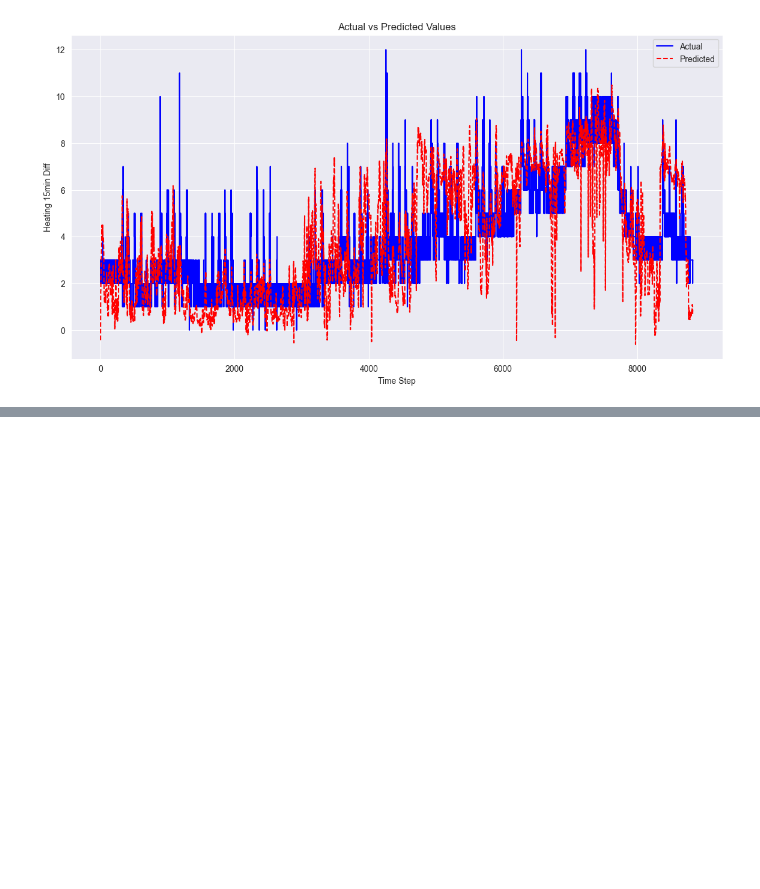
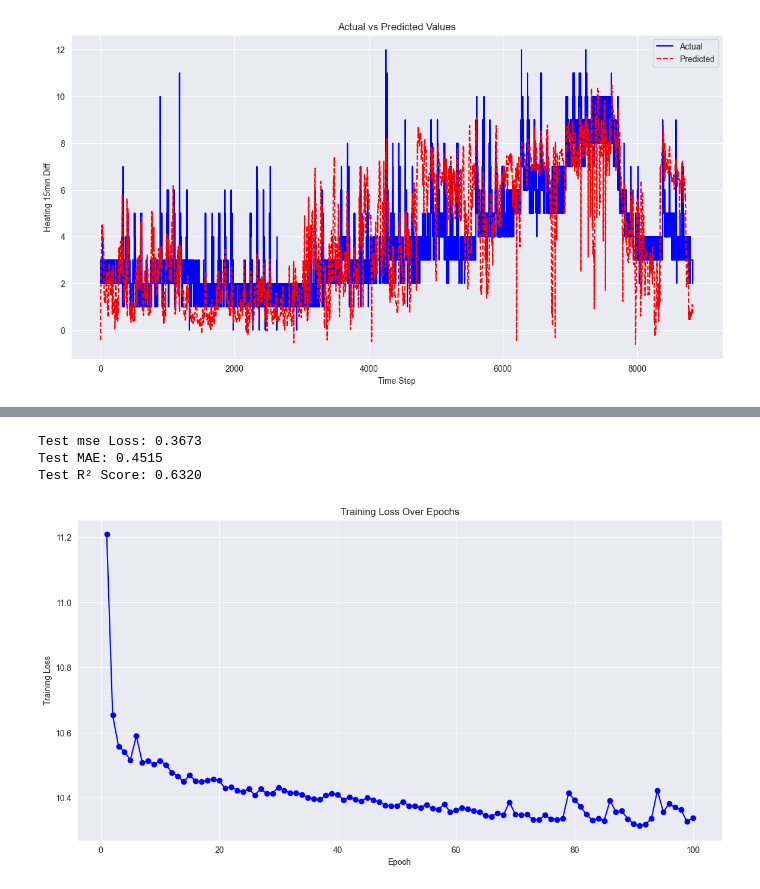
Before and after one commit to Albertyao1993/ECM_Prediction, a Jupyter notebook: Notebooks/LSTM.ipynb, the cells around one changed output, grey strips where cells are left out. Cells and saved outputs as stored; diff of their text form; code cells hidden in the pictures; blank space fills up the shorter version.

```diff
--- a/Notebooks/LSTM.ipynb
+++ b/Notebooks/LSTM.ipynb
@@ -428,0 +567,27 @@ plt.show()
+# %%
+
+input_size = len(input_cols)
+hidden_size = 20
+output_size = 1
+num_layers = 1
+model = LSTMModel(input_size, hidden_size, output_size, num_layers)
+criterion = nn.MSELoss()
+optimizer = optim.Adam(model.parameters(), lr=0.001, weight_decay=1e-6)
+# %%
+train_losses = []
+
+# Train the model
+num_epochs = 100
+for epoch in range(num_epochs):
+    model.train()
+    epoch_loss = 0
+    for inputs, targets in train_loader:
+        optimizer.zero_grad()
+        outputs = model(inputs)
+        loss = criterion(outputs, targets.unsqueeze(1))
+        loss.backward()
+        optimizer.step()
+        epoch_loss += loss.item()
+    avg_epoch_loss = epoch_loss / len(train_loader)
+    train_losses.append(avg_epoch_loss)
+    print(f'Epoch [{epoch+1}/{num_epochs}], avg_epoch_mse_loss:: {avg_epoch_loss:.4f}')
@@ -428,0 +612,42 @@ plt.show()
+# %%
+# Evaluate the model
+model.eval()
+actuals = []
+predictions = []
+with torch.no_grad():
+    test_loss = 0
+    for inputs, targets in test_loader:
+        inputs, targets = inputs.to(device), targets.to(device)
+        outputs = model(inputs)
+        loss = criterion(outputs, targets.unsqueeze(1))
+        test_loss += loss.item()
+        actuals.extend(targets.cpu().numpy())
+        predictions.extend(outputs.cpu().numpy().flatten())
+    print(f'Test mse Loss: {test_loss/len(test_loader):.4f}')
+
+
+# Convert lists to numpy arrays for easier plotting
+actuals = np.array(actuals)
+predictions = np.array(predictions)
+
+# Calculate MAE and R² score
+mae = mean_absolute_error(actuals, predictions)
+r2 = r2_score(actuals, predictions)
+
+print(f'Test MAE: {mae:.4f}')
+print(f'Test R² Score: {r2:.4f}')
+# %% [output]
+Test mse Loss: 0.3673
+Test MAE: 0.4515
+Test R² Score: 0.6320
+# %%
+# Plot the training loss
+plt.figure(figsize=(14, 7))
+plt.plot(range(1, num_epochs + 1), train_losses, marker='o', linestyle='-', color='b')
+plt.xlabel('Epoch')
+plt.ylabel('Training Loss')
+plt.title('Training Loss Over Epochs')
+plt.grid(True)
+plt.show()
+# %% [output]
+[figure, added]
```
Also changed, not shown: parts of 14 cells of this notebook, 4 other files.
